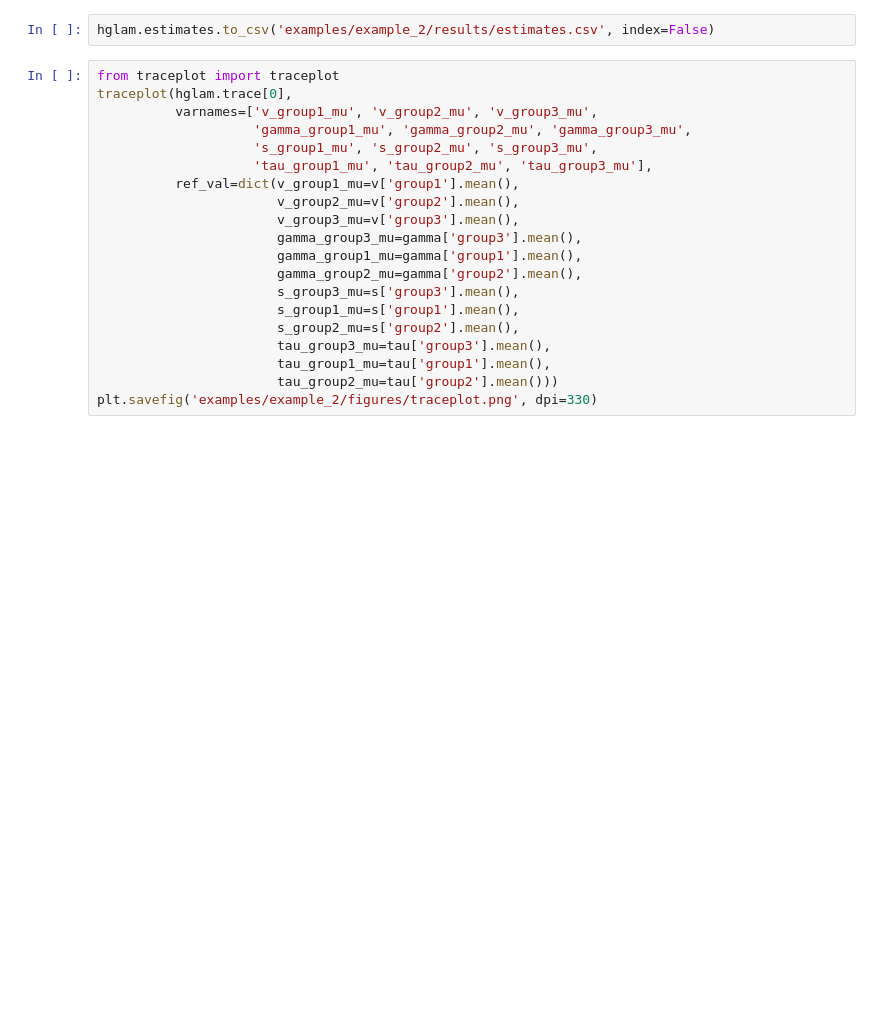
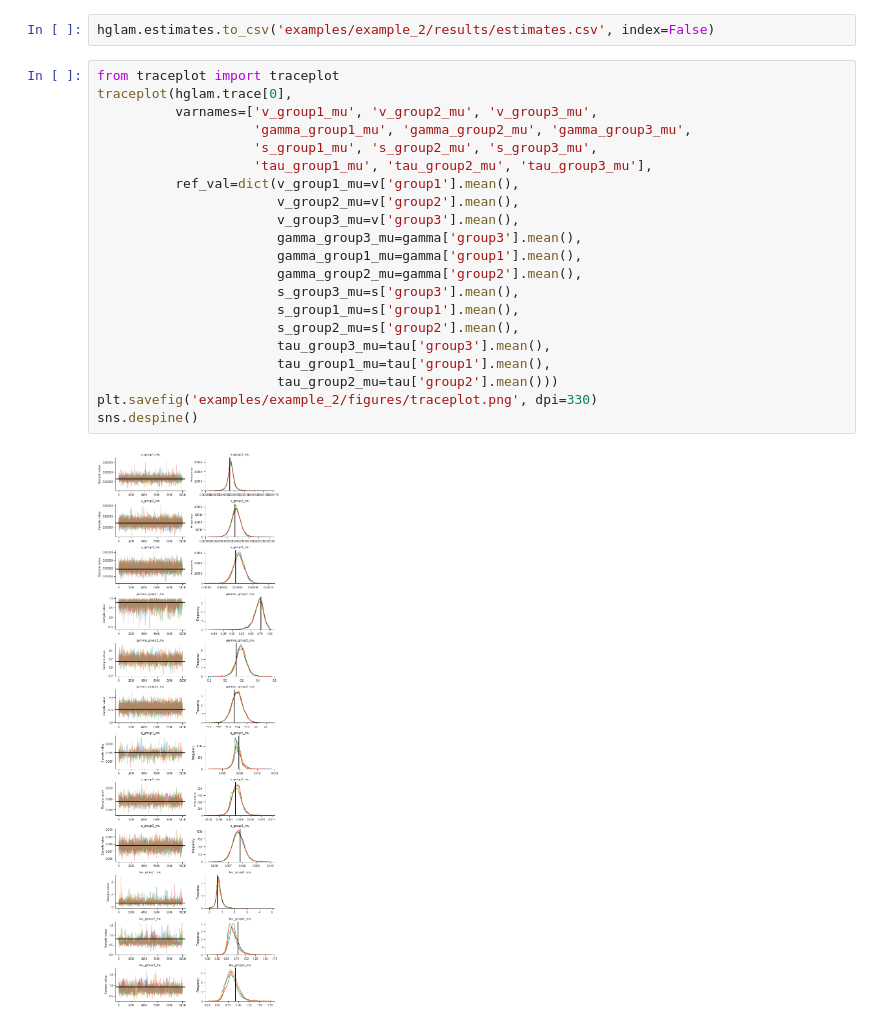
Before and after one commit to glamlab/glambox, a Jupyter notebook: Example_2_Hierarchical_estimation.ipynb, the cells around one changed output. Saved outputs shown, nothing was run; the diff lists cells and outputs as text; blank space fills up the shorter version.

```diff
--- a/Example_2_Hierarchical_estimation.ipynb
+++ b/Example_2_Hierarchical_estimation.ipynb
@@ -189,21 +213,24 @@ hglam.estimates.to_csv('examples/example_2/results/estimates.csv', index=False)
 # %%
 from traceplot import traceplot
 traceplot(hglam.trace[0],
           varnames=['v_group1_mu', 'v_group2_mu', 'v_group3_mu',
                     'gamma_group1_mu', 'gamma_group2_mu', 'gamma_group3_mu',
                     's_group1_mu', 's_group2_mu', 's_group3_mu',
                     'tau_group1_mu', 'tau_group2_mu', 'tau_group3_mu'],
           ref_val=dict(v_group1_mu=v['group1'].mean(),
                        v_group2_mu=v['group2'].mean(),
                        v_group3_mu=v['group3'].mean(),
                        gamma_group3_mu=gamma['group3'].mean(),
                        gamma_group1_mu=gamma['group1'].mean(),
                        gamma_group2_mu=gamma['group2'].mean(),
                        s_group3_mu=s['group3'].mean(),
                        s_group1_mu=s['group1'].mean(),
                        s_group2_mu=s['group2'].mean(),
                        tau_group3_mu=tau['group3'].mean(),
                        tau_group1_mu=tau['group1'].mean(),
                        tau_group2_mu=tau['group2'].mean()))
 plt.savefig('examples/example_2/figures/traceplot.png', dpi=330)
+sns.despine()
+# %% [output]
+[figure, added]
 # %%
```
Also changed, not shown: parts of 4 cells of this notebook, 4 other files.
